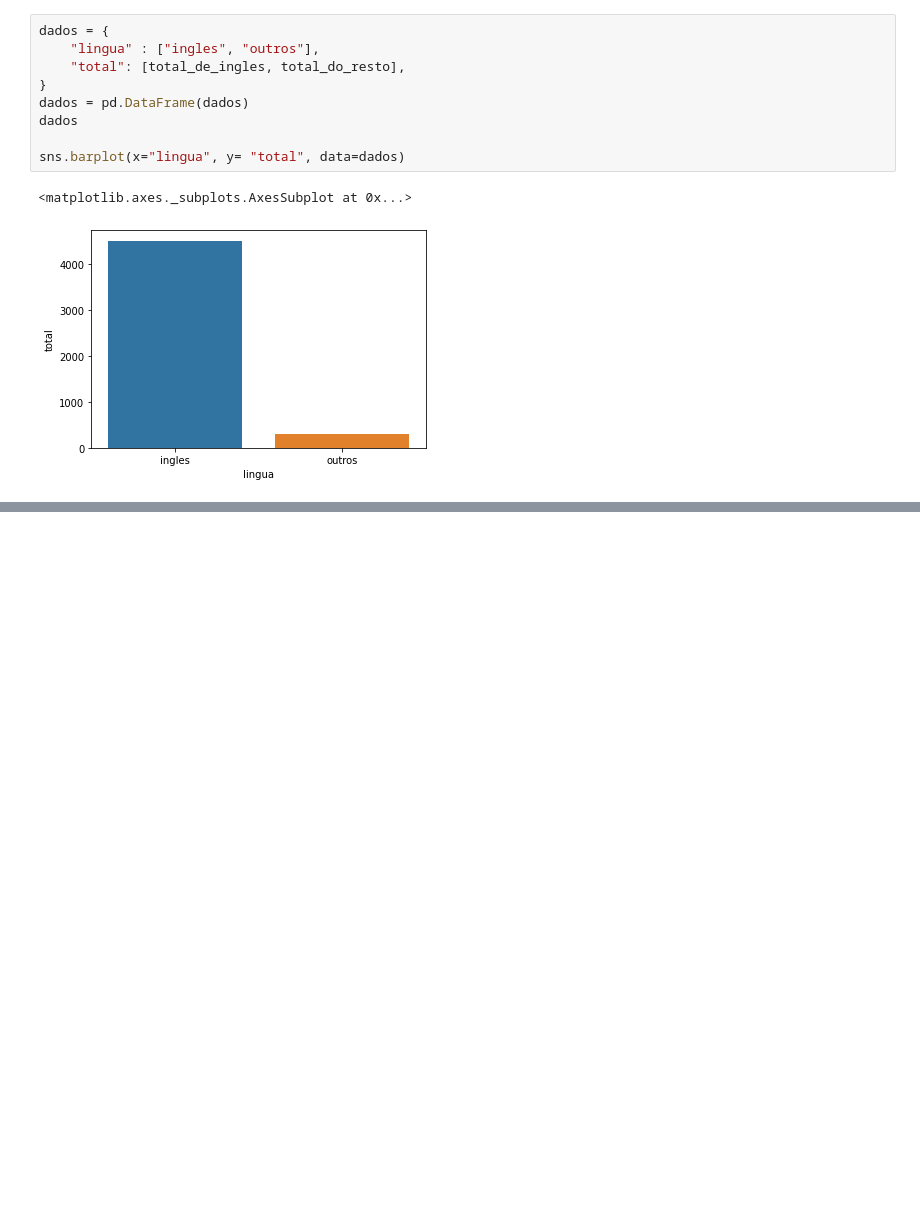
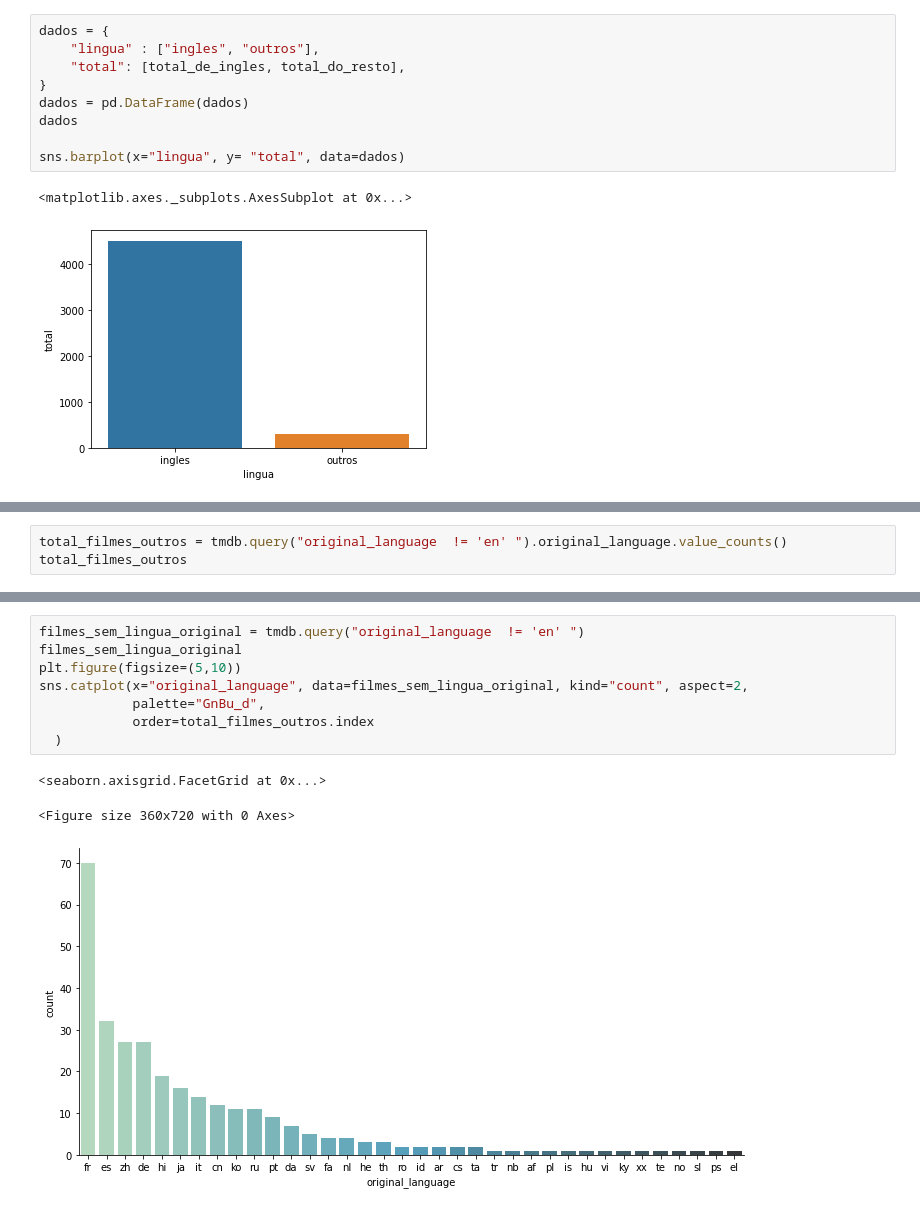
Before and after one commit to Giuzntt/Alura-DataScience, a Jupyter notebook: Introducao.ipynb, the cells around one changed output, grey strips where cells are left out. Saved outputs shown, nothing was run; the diff lists cells and outputs as text; blank space fills up the shorter version.

```diff
--- a/Introducao.ipynb
+++ b/Introducao.ipynb
@@ -241,0 +260,3 @@ sns.barplot(x="lingua", y= "total", data=dados)
+# %%
+total_filmes_outros = tmdb.query("original_language  != 'en' ").original_language.value_counts()
+total_filmes_outros
@@ -241,0 +281,12 @@ sns.barplot(x="lingua", y= "total", data=dados)
+# %%
+filmes_sem_lingua_original = tmdb.query("original_language  != 'en' ")
+filmes_sem_lingua_original
+plt.figure(figsize=(5,10))
+sns.catplot(x="original_language", data=filmes_sem_lingua_original, kind="count", aspect=2,
+            palette="GnBu_d",
+            order=total_filmes_outros.index
+  )
+# %% [output]
+<seaborn.axisgrid.FacetGrid at 0x...>
+<Figure size 360x720 with 0 Axes>
+[figure, added]
```
Also changed, not shown: parts of 10 cells of this notebook.
